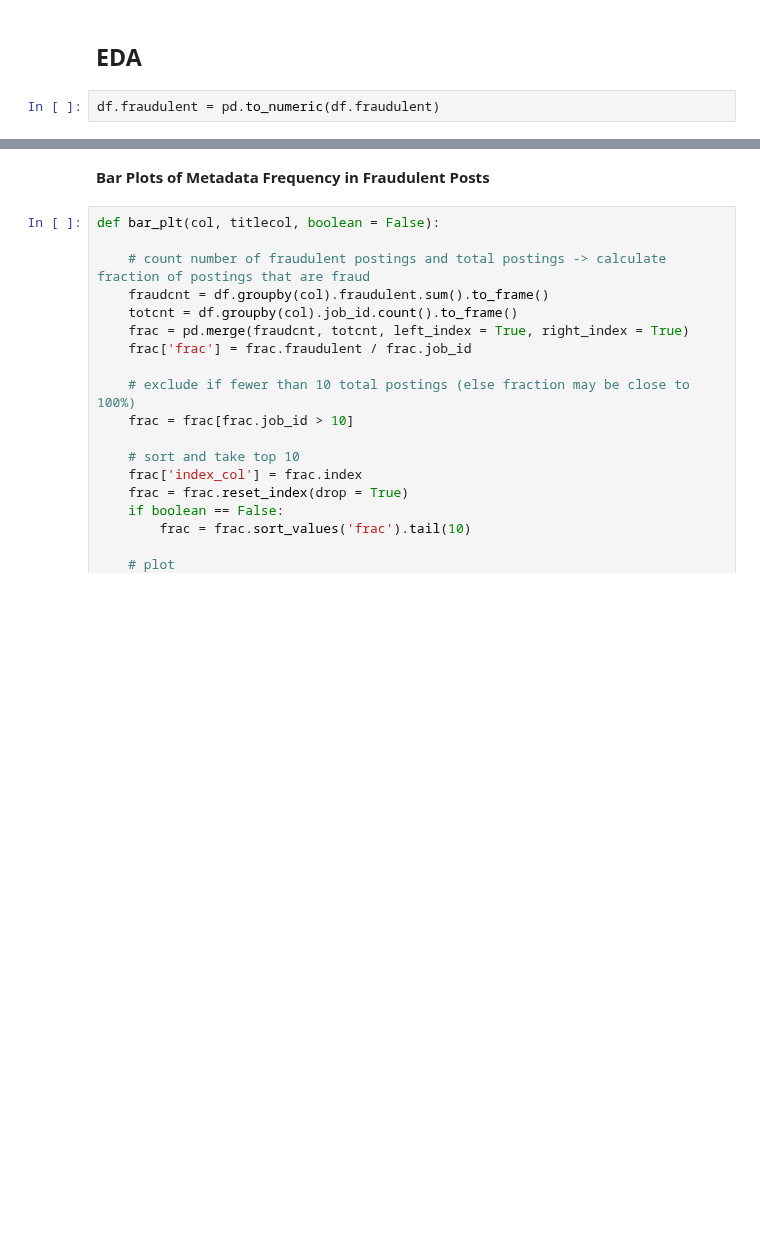
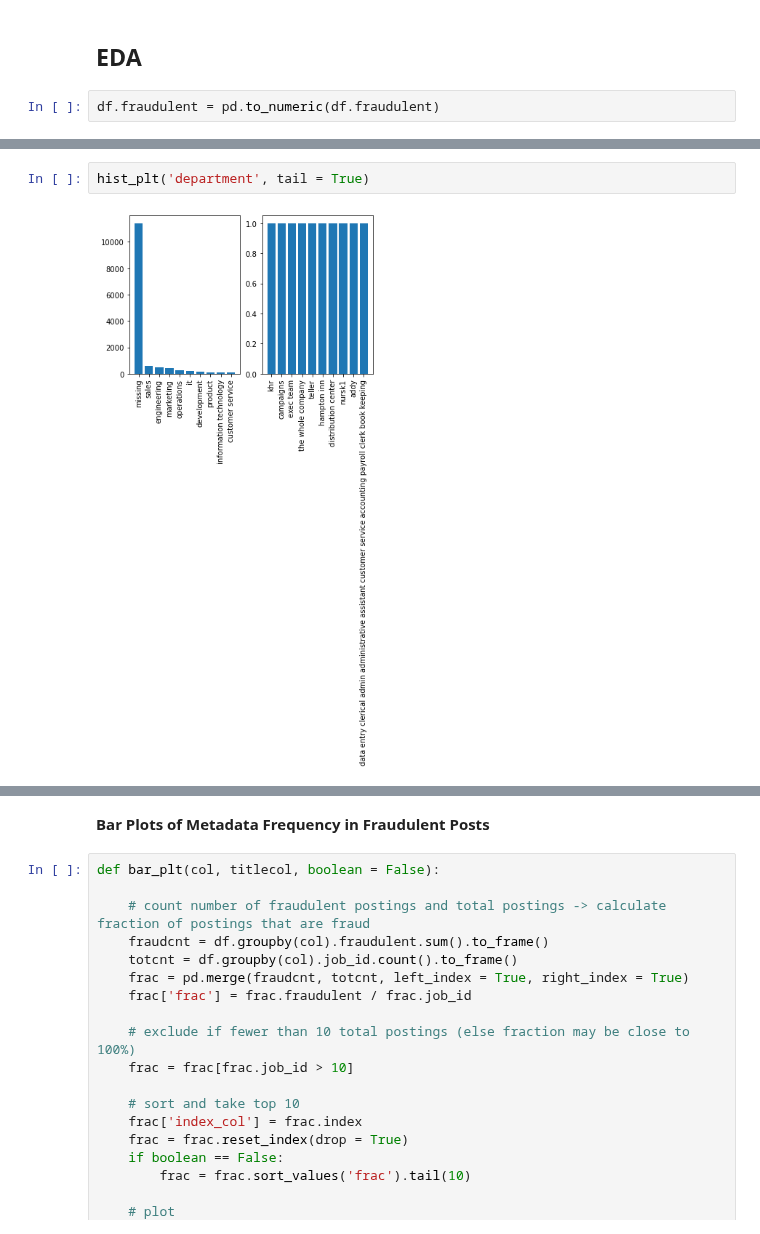
Before and after one commit to anuragkumar/fake-job-posting-prediction, a Jupyter notebook: fake_job_postings.ipynb, the cells around one changed output, grey strips where cells are left out. Saved outputs shown, nothing was run; the diff lists cells and outputs as text; blank space fills up the shorter version.

```diff
--- a/fake_job_postings.ipynb
+++ b/fake_job_postings.ipynb
@@ -91,0 +126,4 @@ df.fraudulent = pd.to_numeric(df.fraudulent)
+# %%
+hist_plt('department', tail = True)
+# %% [output]
+[figure, added]
```
Also changed, not shown: parts of 30 cells of this notebook.
